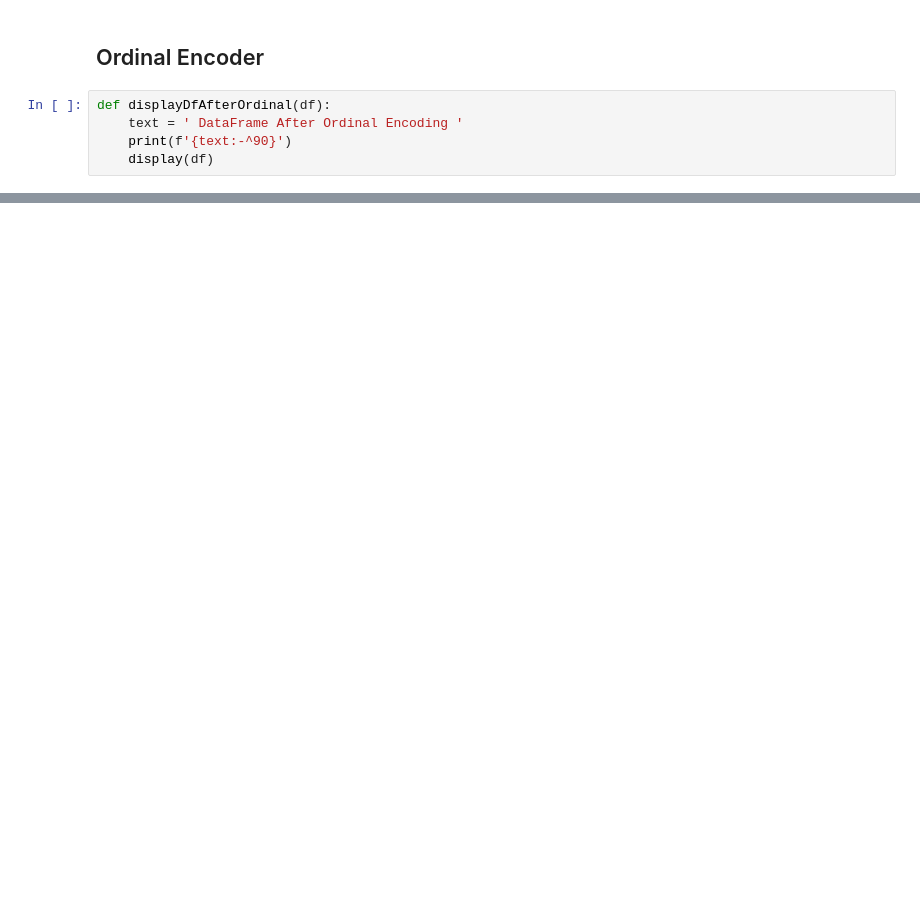
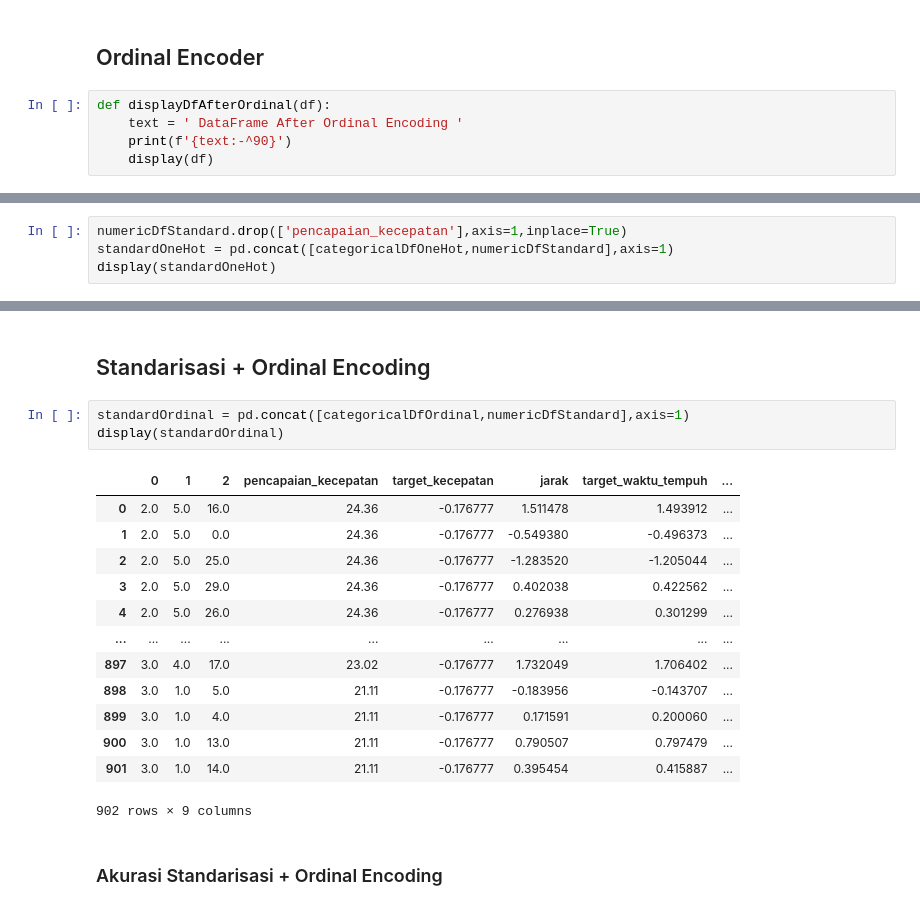
Before and after one commit to StefannusChristian/Data-Processing-and-Engineering, a Jupyter notebook: transformasi-data/IBDA3111_StefannusChristian_202000138_TransformasiData.ipynb, the cells around one changed output, grey strips where cells are left out. Cells and saved outputs as stored; diff of their text form; blank space fills up the shorter version.

```diff
--- a/transformasi-data/IBDA3111_StefannusChristian_202000138_TransformasiData.ipynb
+++ b/transformasi-data/IBDA3111_StefannusChristian_202000138_TransformasiData.ipynb
@@ -418,0 +502,4 @@ Non Cross Val MAE = 38.312
+# %%
+numericDfStandard.drop(['pencapaian_kecepatan'],axis=1,inplace=True)
+standardOneHot = pd.concat([categoricalDfOneHot,numericDfStandard],axis=1)
+display(standardOneHot)
@@ -418,0 +529,21 @@ Non Cross Val MAE = 38.312
+# %% [markdown]
+## Standarisasi + Ordinal Encoding
+# %%
+standardOrdinal = pd.concat([categoricalDfOrdinal,numericDfStandard],axis=1)
+display(standardOrdinal)
+# %% [output]
+|  | 0 | 1 | 2 | pencapaian_kecepatan | target_kecepatan | jarak | target_waktu_tempuh | ... |
+| 0 | 2.0 | 5.0 | 16.0 | 24.36 | -0.176777 | 1.511478 | 1.493912 | ... |
+| 1 | 2.0 | 5.0 | 0.0 | 24.36 | -0.176777 | -0.549380 | -0.496373 | ... |
+| 2 | 2.0 | 5.0 | 25.0 | 24.36 | -0.176777 | -1.283520 | -1.205044 | ... |
+| 3 | 2.0 | 5.0 | 29.0 | 24.36 | -0.176777 | 0.402038 | 0.422562 | ... |
+| 4 | 2.0 | 5.0 | 26.0 | 24.36 | -0.176777 | 0.276938 | 0.301299 | ... |
+| ... | ... | ... | ... | ... | ... | ... | ... | ... |
+| 897 | 3.0 | 4.0 | 17.0 | 23.02 | -0.176777 | 1.732049 | 1.706402 | ... |
+| 898 | 3.0 | 1.0 | 5.0 | 21.11 | -0.176777 | -0.183956 | -0.143707 | ... |
+| 899 | 3.0 | 1.0 | 4.0 | 21.11 | -0.176777 | 0.171591 | 0.200060 | ... |
+| 900 | 3.0 | 1.0 | 13.0 | 21.11 | -0.176777 | 0.790507 | 0.797479 | ... |
+| 901 | 3.0 | 1.0 | 14.0 | 21.11 | -0.176777 | 0.395454 | 0.415887 | ... |
+902 rows × 9 columns
+# %% [markdown]
+### Akurasi Standarisasi + Ordinal Encoding
```
Also changed, not shown: parts of 35 cells of this notebook.
